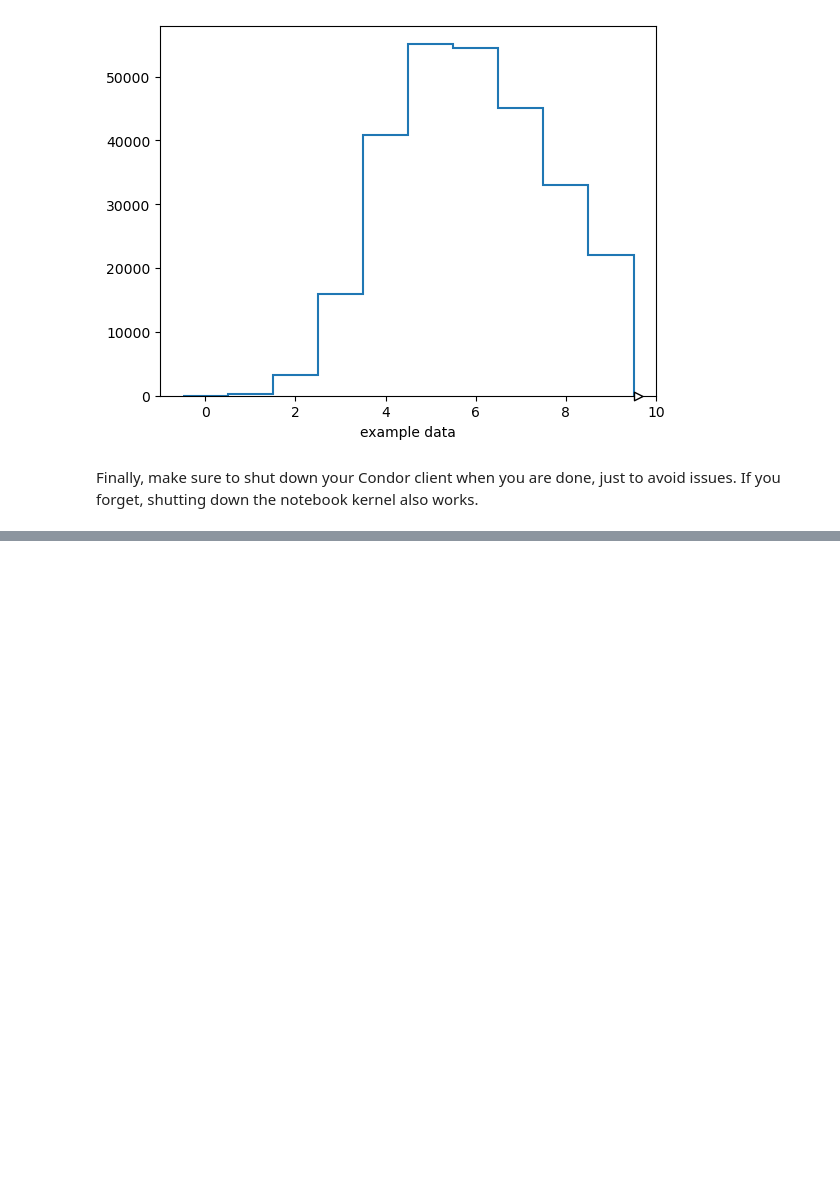
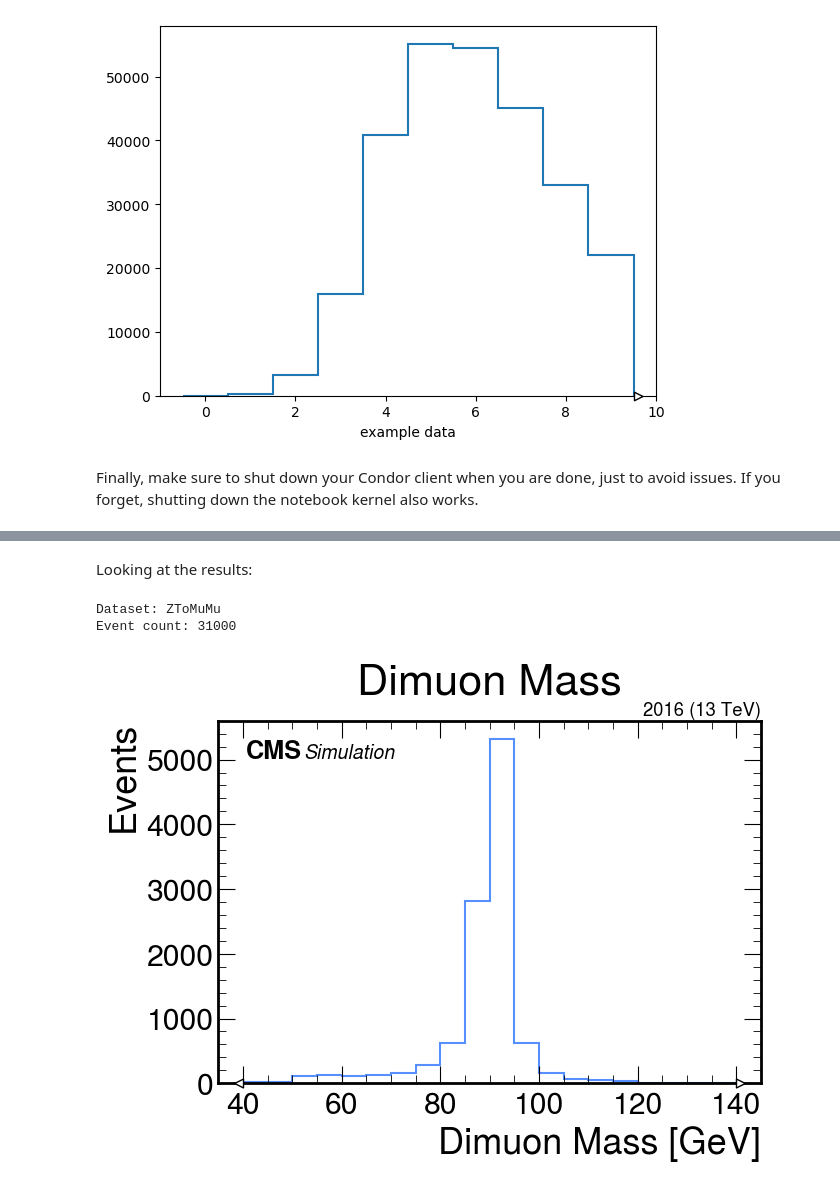
Before and after one commit to rpsimeon34/wisc-af-examples, a Jupyter notebook: CalVer/coffea_clusters.ipynb, the cells around one changed output, grey strips where cells are left out. Drawn from its saved outputs; the diff is of its cells as text; code cells hidden in the pictures; blank space fills up the shorter version.

Commit message:
Add open data section for dimuon mass

```diff
--- a/CalVer/coffea_clusters.ipynb
+++ b/CalVer/coffea_clusters.ipynb
@@ -74,7 +76,6 @@ def ExampleAnalyzer(events):
     '''
     myAxis = axis.Regular(10,-0.5,9.5,name='data',label='example data')
 
-    output = {}
     output = {
         "EventCount": 0,
         "Test": 0,
@@ -306,0 +306,12 @@ client.shutdown()
+# %%
+redirector = "root://eospublic.cern.ch/" #Switch redirectors, now using one for Open Data
+
+fileset_OpenData = {
+    "ZToMuMu": {
+        "files": {
+            redirector+"/eos/opendata/cms/mc/RunIISummer20UL16NanoAODv9/ZToMuMu_M-50To120_TuneCP5_13TeV-powheg-pythia8/NANOAODSIM/106X_mcRun2_asymptotic_v17-v1/270000/12A9C3FE-53A6-6141-BD3F-46ABEECBB093.root": "Events",
+            redirector+"/eos/opendata/cms/mc/RunIISummer20UL16NanoAODv9/ZToMuMu_M-50To120_TuneCP5_13TeV-powheg-pythia8/NANOAODSIM/106X_mcRun2_asymptotic_v17-v1/270000/4E47807B-CBA0-844E-A32A-3E3318D327A1.root": "Events"},
+        "metadata":{
+            "isMC": True} #metadata is optional, but putting it here for demonstration
+    }
+}
@@ -306,0 +440,11 @@ client.shutdown()
+# %%
+with client, ProgressBar():
+    print("About to preprocess")
+    fileset_runnable, _ = preprocess(fileset_OpenData)
+    print("Finished preprocessing. Here is the pre-processed fileset:")
+    #Run across the fileset
+    outputs_OpenData, reports_OpenData = apply_to_fileset(DimuonMass,fileset_runnable,uproot_options={"allow_read_errors_with_report": True, "skipbadfiles": True, "timeout": 300})
+    #Actually compute the outputs
+    print("About to compute the outputs")
+    coutputs_OpenData, creports_OpenData = dask.compute(outputs_OpenData,reports_OpenData)
+    print("Finished computing outputs")
@@ -306,0 +461,19 @@ client.shutdown()
+# %% [markdown]
+Looking at the results:
+# %%
+for dset, results in coutputs_OpenData.items():
+    print(f"Dataset: {dset}")
+    print(f"Event count: {results['EventCount']}")
+
+#Make plot using mplhep for CMS-style plots
+hep.style.use(hep.style.CMS)
+fig,ax = plt.subplots(1,1,figsize=(7,4.7))
+hep.histplot(coutputs_OpenData["ZToMuMu"]["Mass"])
+hep.cms.label(year=2016,com=13,loc=1,fontsize=14)
+ax.set_title("Dimuon Mass",y=1.07,pad=2)
+ax.set_ylabel("Events")
+plt.show()
+# %% [output]
+Dataset: ZToMuMu
+Event count: 31000
+[figure, added]
```
Also changed, not shown: parts of 12 cells of this notebook.
